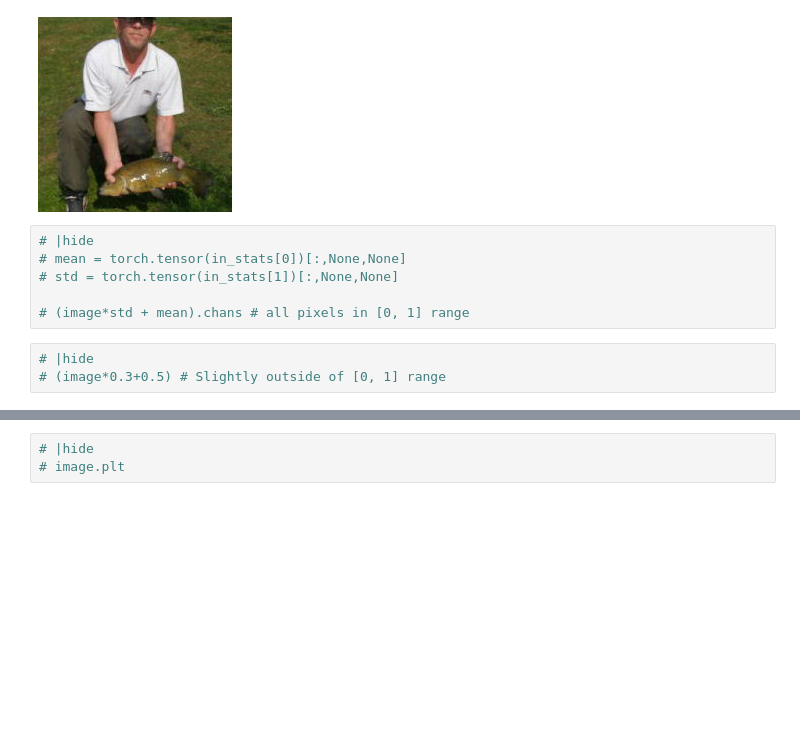
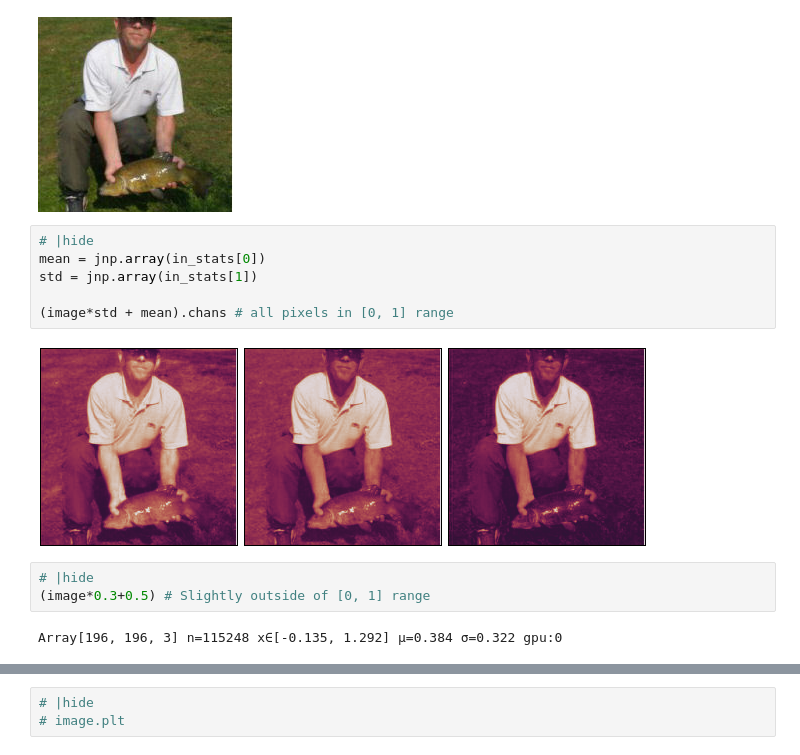
Before and after one commit to xl0/lovely-jax, a Jupyter notebook: nbs/10_patch.ipynb, the cells around one changed output, grey strips where cells are left out. Cells and saved outputs as stored; diff of their text form; blank space fills up the shorter version.

Commit message:
Port .chans

```diff
--- a/nbs/10_patch.ipynb
+++ b/nbs/10_patch.ipynb
@@ -158,12 +161,16 @@ image.rgb(in_stats)
 [figure]
 # %%
 # |hide
-# mean = torch.tensor(in_stats[0])[:,None,None]
-# std = torch.tensor(in_stats[1])[:,None,None]
+mean = jnp.array(in_stats[0])
+std = jnp.array(in_stats[1])
 
-# (image*std + mean).chans # all pixels in [0, 1] range
+(image*std + mean).chans # all pixels in [0, 1] range
+# %% [output]
+[figure, added]
 # %%
 # |hide
-# (image*0.3+0.5) # Slightly outside of [0, 1] range
+(image*0.3+0.5) # Slightly outside of [0, 1] range
+# %% [output]
+Array[196, 196, 3] n=115248 x∈[-0.135, 1.292] μ=0.384 σ=0.322 gpu:0
 # %%
 # |hide
```
Also changed, not shown: parts of 5 cells of this notebook, 8 other files.
